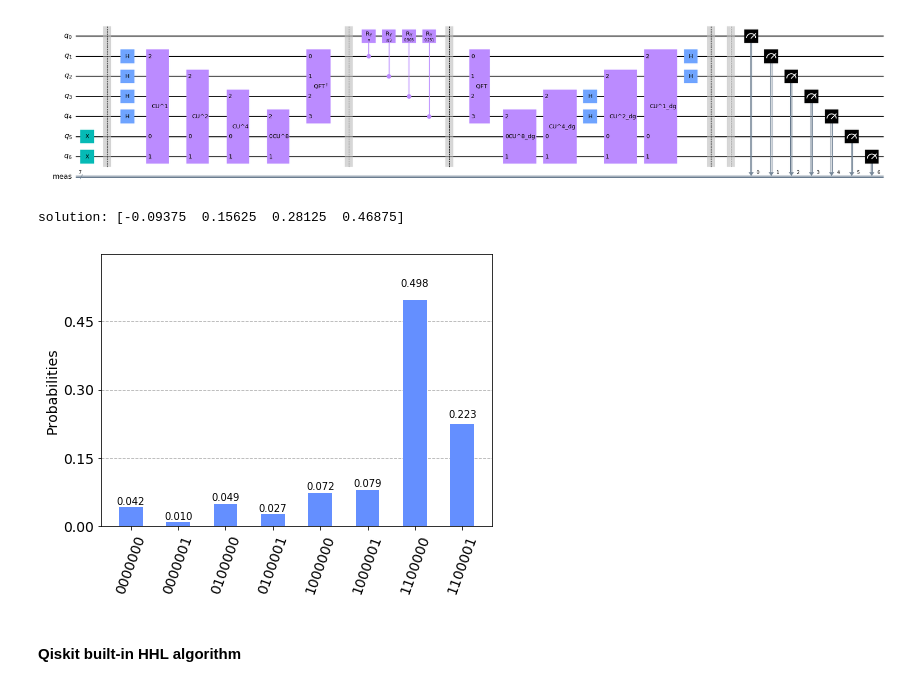
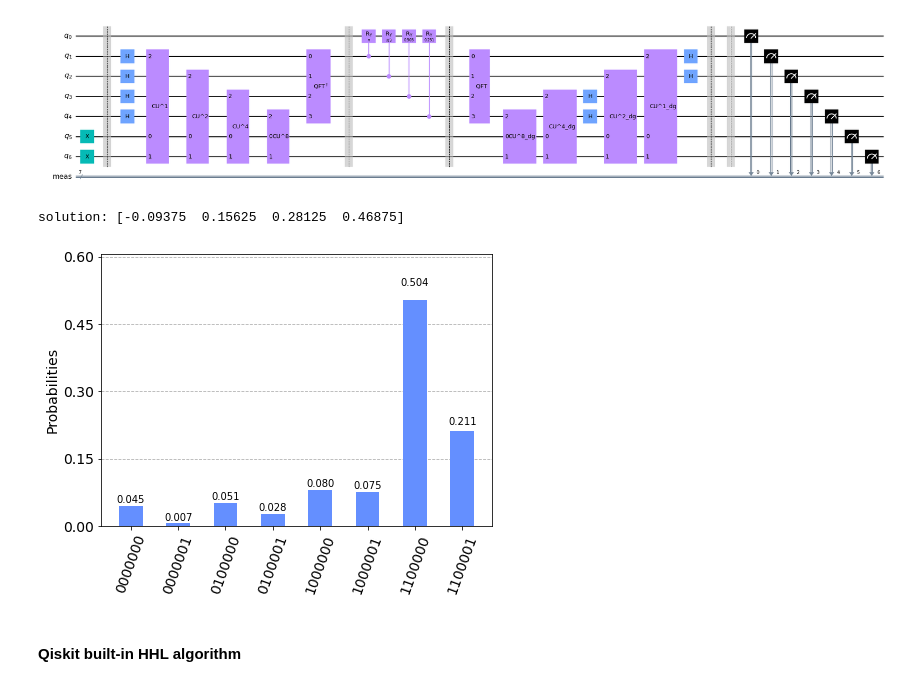
Before and after one commit to doggydoggy0101/Quantum_algorithms, a Jupyter notebook: Harrow_Hassidim_Lloyd.ipynb, the cells around one changed output. Cells and saved outputs as stored; diff of their text form; code cells hidden in the pictures.

```diff
--- a/Harrow_Hassidim_Lloyd.ipynb
+++ b/Harrow_Hassidim_Lloyd.ipynb
@@ -273,15 +273,15 @@ qc.draw(output="mpl",fold=-1)
 # %% [output]
 [figure]
 # %%
-result = execute(qc, backend=backend, shots=4096*2, memory=True).result()
+result = execute(qc, backend=backend, shots=4096, memory=True).result()
 sv = result.get_statevector()
 sol_vector = np.real(np.array([sv[1], sv[33], sv[65], sv[97]]))
 print("solution:", norm*sol_vector/np.linalg.norm(sol_vector))
 
 plot_histogram(result.get_counts())
 # %% [output]
 solution: [-0.09375  0.15625  0.28125  0.46875]
-[figure, old version]
+[figure, new version]
 # %% [markdown]
 #### Qiskit built-in HHL algorithm
 # %%
```
Also changed, not shown: parts of 6 cells of this notebook, 1 other file.
